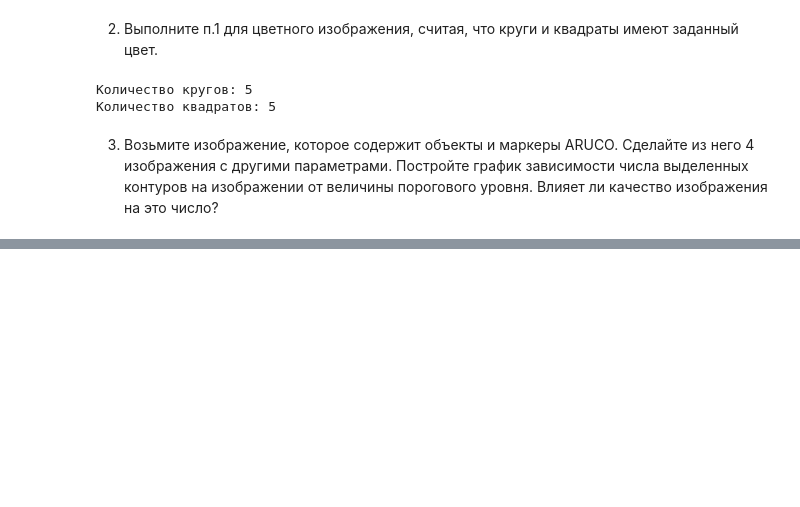
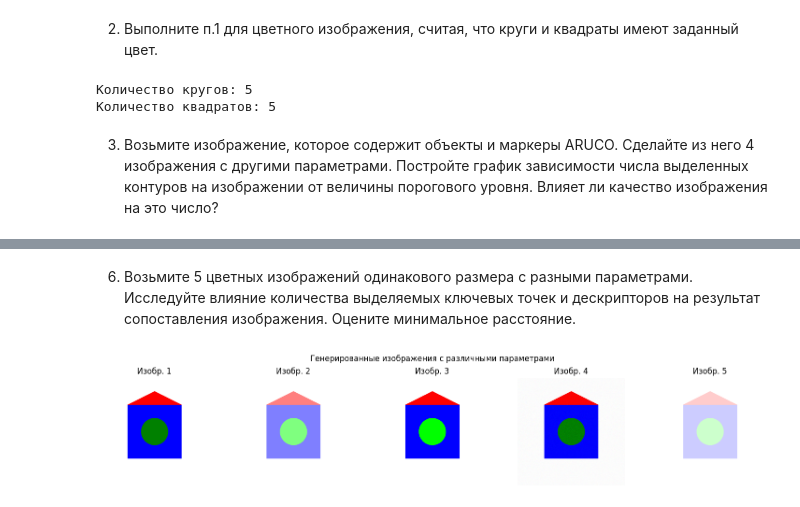
Before and after one commit to Zamuruev/BI, a Jupyter notebook: Добро_пожаловать_в_Colaboratory!.ipynb, the cells around one changed output, grey strips where cells are left out. Saved outputs shown, nothing was run; the diff lists cells and outputs as text; code cells hidden in the pictures; blank space fills up the shorter version.

```diff
--- a/Добро_пожаловать_в_Colaboratory!.ipynb
+++ b/Добро_пожаловать_в_Colaboratory!.ipynb
@@ -365,0 +774,66 @@ print(f"Количество квадратов: {square_count}")
+# %% [markdown]
+6. Возьмите 5 цветных изображений одинакового размера с разными параметрами. Исследуйте влияние количества выделяемых ключевых точек и дескрипторов на результат сопоставления изображения. Оцените минимальное расстояние.
+# %%
+from PIL import Image, ImageDraw
+import numpy as np
+
+# Размер изображения
+IMAGE_SIZE = (400, 400)
+
+# Создание базового изображения с геометрическими фигурами
+def create_base_image():
+    image = Image.new("RGB", IMAGE_SIZE, "white")
+    draw = ImageDraw.Draw(image)
+
+    # Рисуем квадраты и треугольники
+    draw.rectangle([100, 100, 300, 300], fill="blue")  # Синий квадрат
+    draw.polygon([(100, 100), (300, 100), (200, 50)], fill="red")  # Красный треугольник
+    draw.ellipse([150, 150, 250, 250], fill="green")  # Зеленый круг
+
+    return image
+
+# Применение различных параметров к изображению
+def apply_parameters(image, brightness=1.0, contrast=1.0, noise_level=0):
+    pixels = np.array(image)
+
+    # Изменение яркости и контрастности
+    adjusted_pixels = np.clip(pixels * contrast + brightness * 255, 0, 255).astype(np.uint8)
+
+    # Добавление шума
+    if noise_level > 0:
+        noise = np.random.randint(-noise_level, noise_level + 1, size=pixels.shape, dtype=np.int16)
+        adjusted_pixels = np.clip(adjusted_pixels.astype(np.int16) + noise, 0, 255).astype(np.uint8)
+
+    return Image.fromarray(adjusted_pixels)
+
+# Генерация 5 изображений с разными параметрами
+base_image = create_base_image()
+images = []
+
+# Параметры для каждого изображения
+parameters = [
+    {"brightness": 0.0, "contrast": 1.0, "noise_level": 0},  # Нормальное изображение
+    {"brightness": 0.5, "contrast": 1.0, "noise_level": 0},  # Уменьшенная яркость
+    {"brightness": 0.0, "contrast": 2.5, "noise_level": 0},  # Увеличенная контрастность
+    {"brightness": 0.0, "contrast": 1.0, "noise_level": 10},  # Шум
+    {"brightness": 0.8, "contrast": 0.5, "noise_level": 0}   # Уменьшенная контрастность
+]
+
+for i, param in enumerate(parameters):
+    modified_image = apply_parameters(base_image, **param)
+    images.append(modified_image)
+    modified_image.save(f"image_{i + 1}.png")
+
+# Визуализация всех изображений
+plt.figure(figsize=(15, 3))
+for i, image in enumerate(images):
+    plt.subplot(1, 5, i + 1)
+    plt.imshow(image)
+    plt.title(f"Изобр. {i + 1}")
+    plt.axis('off')
+
+plt.suptitle("Генерированные изображения с различными параметрами")
+plt.tight_layout()
+plt.show()
+# %% [output]
+[figure, added]
```
Also changed, not shown: parts of 11 cells of this notebook.
